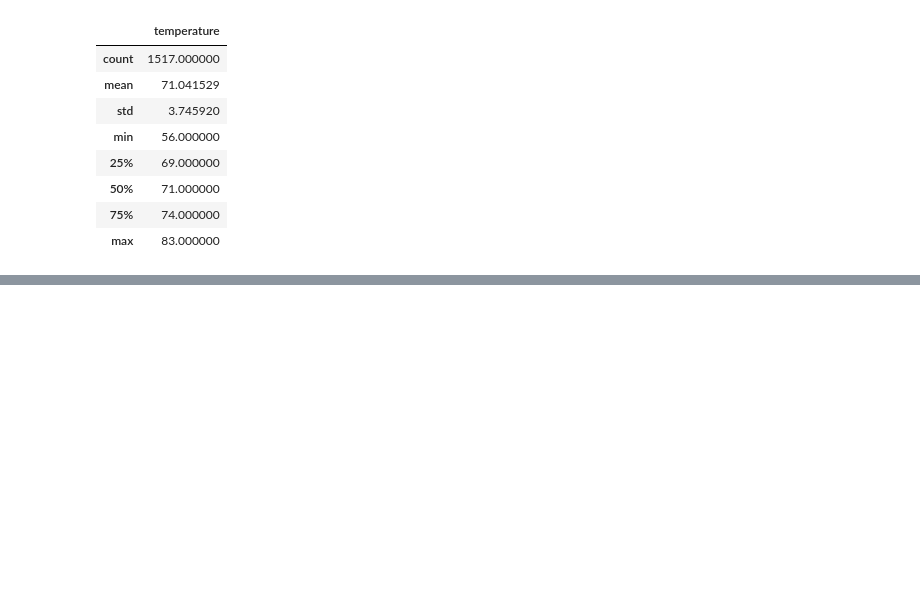
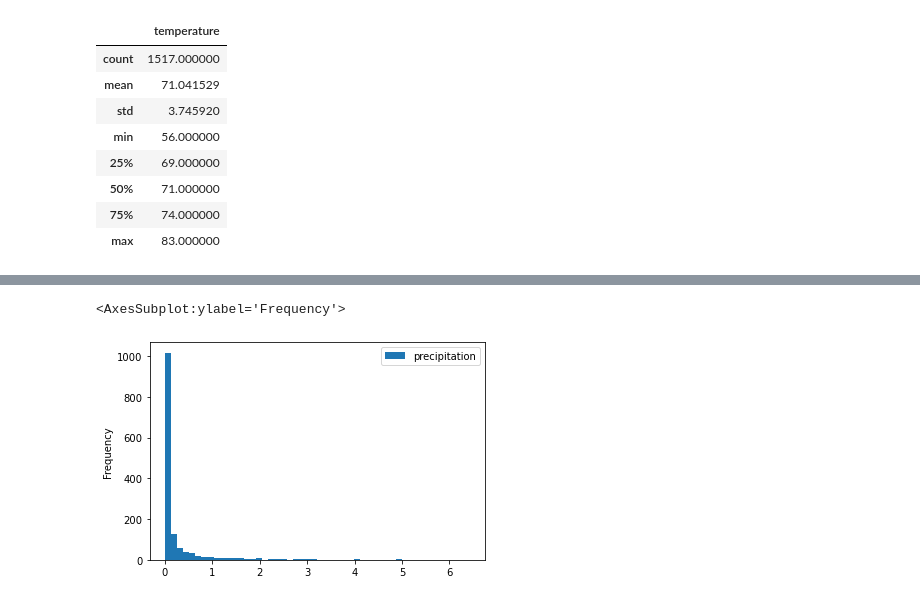
Before and after one commit to osvaldoferraz/surfs_up, a Jupyter notebook: SurfsUp_Challenge.ipynb, the cells around one changed output, grey strips where cells are left out. Cells and saved outputs as stored; diff of their text form; code cells hidden in the pictures; blank space fills up the shorter version.

```diff
--- a/SurfsUp_Challenge.ipynb
+++ b/SurfsUp_Challenge.ipynb
@@ -176,0 +220,12 @@ dec_df.describe()
+# %%
+#precipitation in Dec
+dec_prcp_results = session.query(Measurement.date, Measurement.prcp).\
+    filter(Measurement.date >= dec_start).\
+    filter(Measurement.date <= dec_end).all()
+dec_prcp_temp = list(dec_prcp_results)
+dec_prcp_df = pd.DataFrame(dec_prcp_temp, columns=['date', 'precipitation'])
+dec_prcp_df['Dec'] = dec_prcp_df['date'].str.extract(r'(\d{4}.12.\d{2})')
+dec_prcp_df.dropna(inplace=True)
+del dec_prcp_df['Dec']
+
+dec_prcp_df.describe()
@@ -176,0 +242,5 @@ dec_df.describe()
+# %%
+dec_prcp_df.plot.hist(bins=50)
+# %% [output]
+<AxesSubplot:ylabel='Frequency'>
+[figure, added]
```
Also changed, not shown: parts of 7 cells of this notebook, 9 other files.
